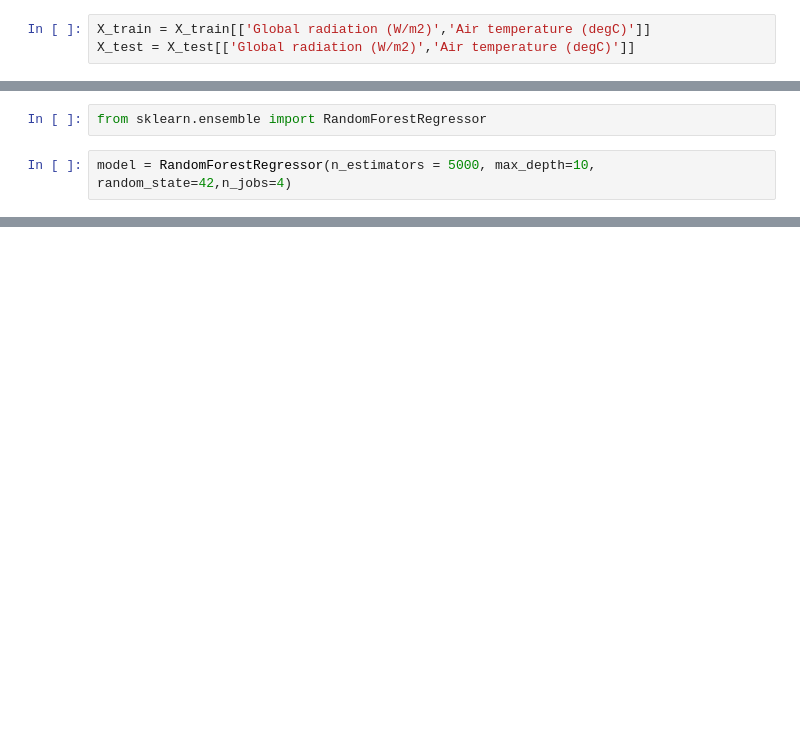
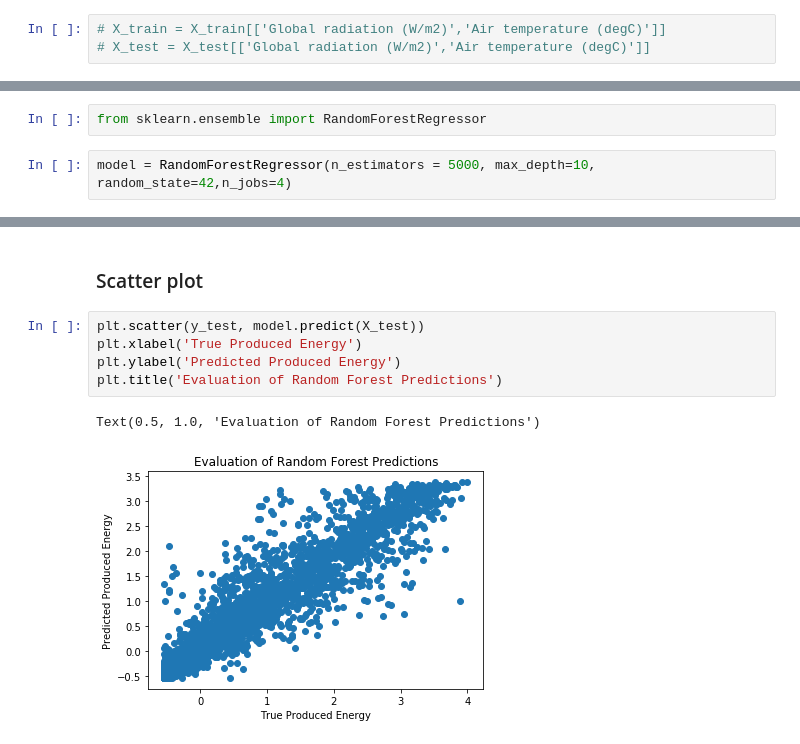
Before and after one commit to screwdriver66/solar_prod_suvilahti, a Jupyter notebook: model_building.ipynb, the cells around one changed output, grey strips where cells are left out. Drawn from its saved outputs; the diff is of its cells as text; blank space fills up the shorter version.

Commit message:
model_building_update

```diff
--- a/model_building.ipynb
+++ b/model_building.ipynb
@@ -40,5 +42,5 @@ y_test = X_test['Value (kWh)']
 X_train.drop(['Value (kWh)'], axis=1, inplace=True)
 X_test.drop(['Value (kWh)'], axis=1, inplace=True)
 # %%
-X_train = X_train[['Global radiation (W/m2)','Air temperature (degC)']]
-X_test = X_test[['Global radiation (W/m2)','Air temperature (degC)']]
+# X_train = X_train[['Global radiation (W/m2)','Air temperature (degC)']]
+# X_test = X_test[['Global radiation (W/m2)','Air temperature (degC)']]
@@ -48,0 +94,10 @@ model = RandomForestRegressor(n_estimators = 5000, max_depth=10, random_state=42
+# %% [markdown]
+### Scatter plot
+# %%
+plt.scatter(y_test, model.predict(X_test))
+plt.xlabel('True Produced Energy')
+plt.ylabel('Predicted Produced Energy')
+plt.title('Evaluation of Random Forest Predictions')
+# %% [output]
+Text(0.5, 1.0, 'Evaluation of Random Forest Predictions')
+[figure, added]
```
Also changed, not shown: parts of 31 cells of this notebook, 2 other files.
